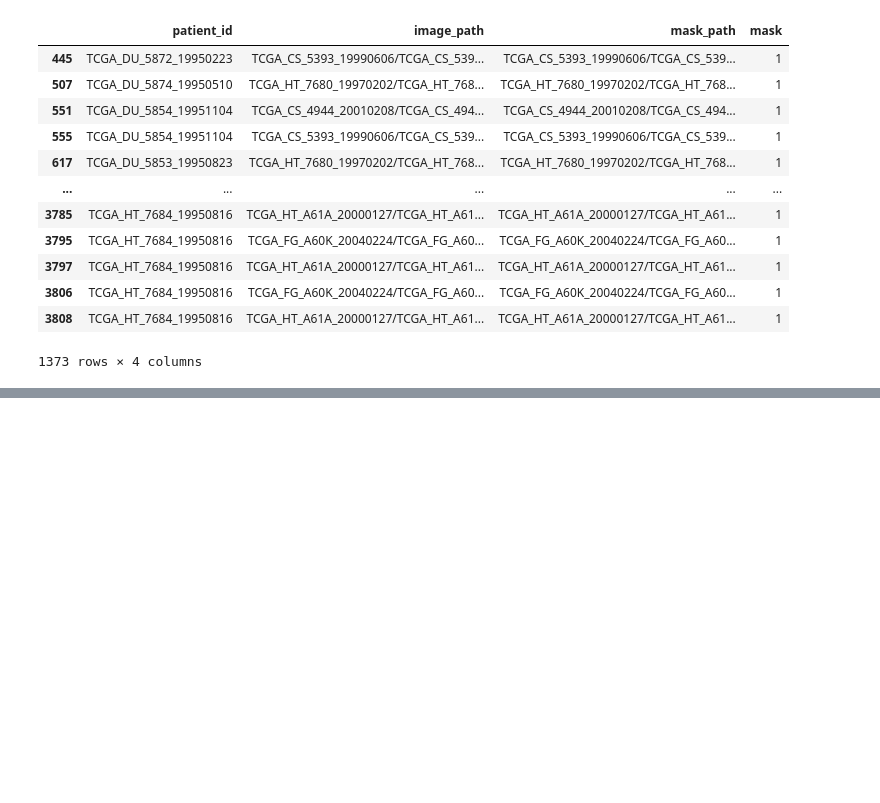
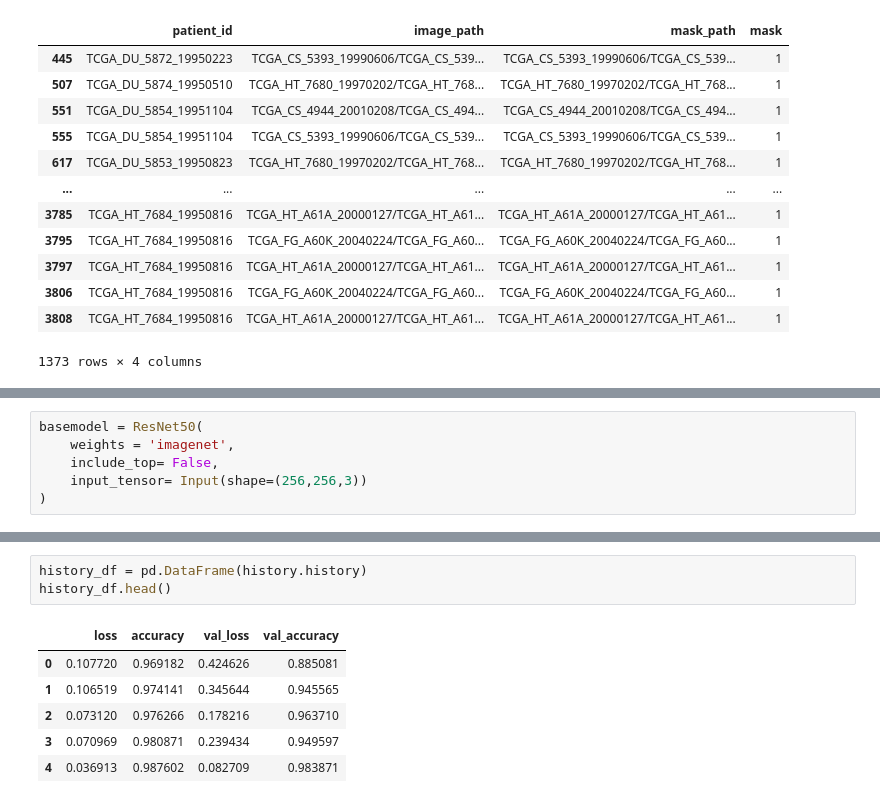
Before and after one commit to salma71/Projects_in_datascience, a Jupyter notebook: MRI_segmentation.ipynb, the cells around one changed output, grey strips where cells are left out. Drawn from its saved outputs; the diff is of its cells as text; blank space fills up the shorter version.

```diff
--- a/MRI_segmentation.ipynb
+++ b/MRI_segmentation.ipynb
@@ -200,0 +273,6 @@ brain_df[brain_df['mask'] == 1]
+# %%
+basemodel = ResNet50(
+    weights = 'imagenet',
+    include_top= False,
+    input_tensor= Input(shape=(256,256,3))
+)
@@ -200,0 +350,10 @@ brain_df[brain_df['mask'] == 1]
+# %%
+history_df = pd.DataFrame(history.history)
+history_df.head()
+# %% [output]
+|  | loss | accuracy | val_loss | val_accuracy |
+| 0 | 0.107720 | 0.969182 | 0.424626 | 0.885081 |
+| 1 | 0.106519 | 0.974141 | 0.345644 | 0.945565 |
+| 2 | 0.073120 | 0.976266 | 0.178216 | 0.963710 |
+| 3 | 0.070969 | 0.980871 | 0.239434 | 0.949597 |
+| 4 | 0.036913 | 0.987602 | 0.082709 | 0.983871 |
```
Also changed, not shown: parts of 26 cells of this notebook.
